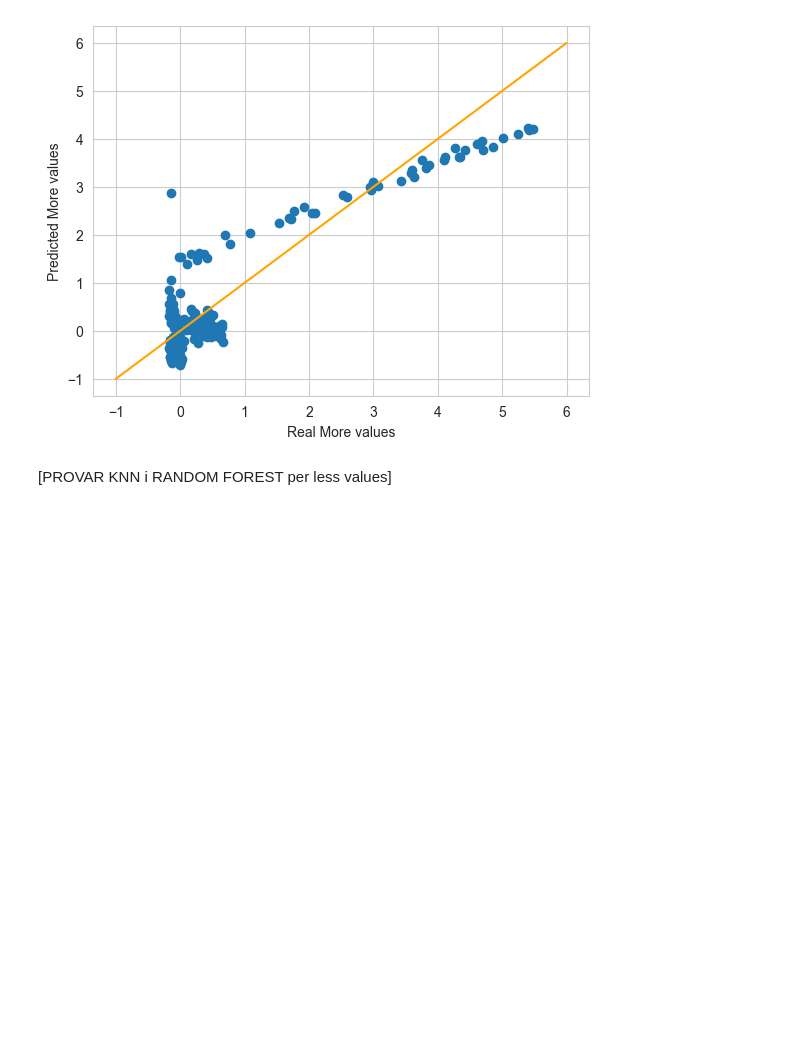
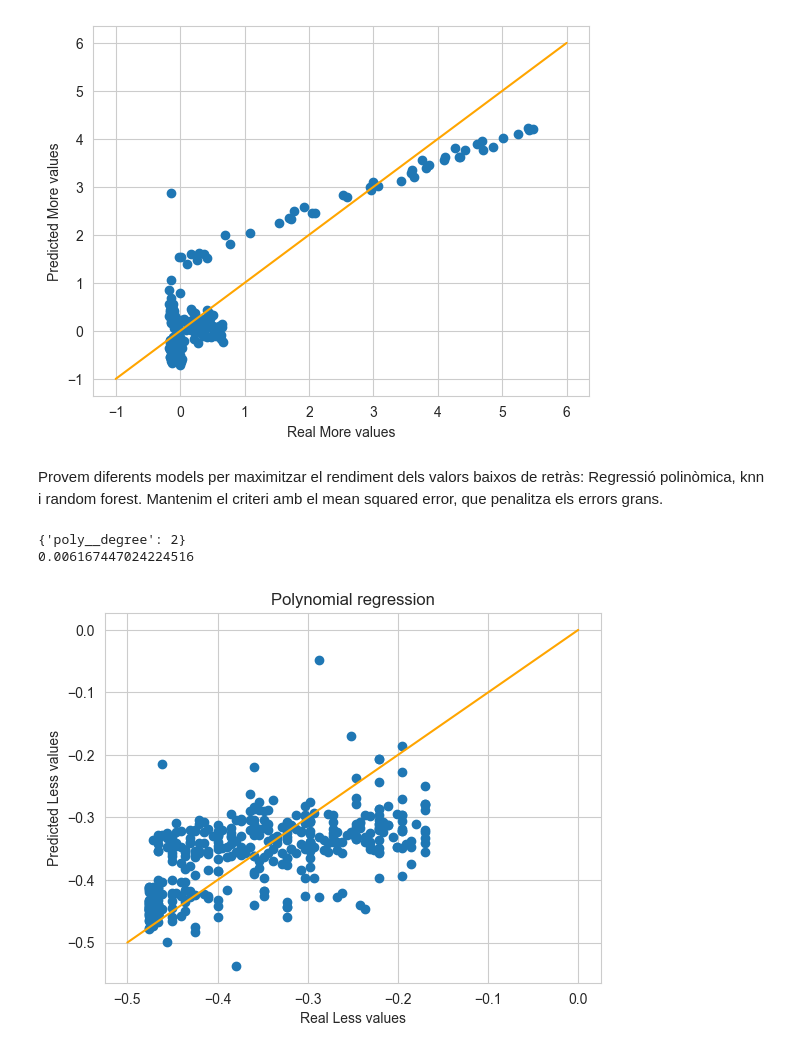
Before and after one commit to cmascarocatala/Kaggle_train_delay, a Jupyter notebook: Train_delay_analisy.ipynb, the cells around one changed output. Saved outputs shown, nothing was run; the diff lists cells and outputs as text; code cells hidden in the pictures; blank space fills up the shorter version.

Commit message:
Models retrassos grans

```diff
--- a/Train_delay_analisy.ipynb
+++ b/Train_delay_analisy.ipynb
@@ -372,4 +372,31 @@ plt.show()
 [figure]
 [figure]
 # %% [markdown]
-[PROVAR KNN i RANDOM FOREST per less values]
+Provem diferents models per maximitzar el rendiment dels valors baixos de retràs: Regressió polinòmica, knn i random forest. Mantenim el criteri amb el mean squared error, que penalitza els errors grans.
+# %%
+pipe = Pipeline([
+    ("poly", PolynomialFeatures()),
+    ("linreg", LinearRegression())
+])
+
+param_grid = {
+    "poly__degree": [1, 2, 3]
+}
+
+grid_less_poly = GridSearchCV(pipe, param_grid, scoring='neg_mean_squared_error', cv=5)
+grid_less_poly.fit(X_train_less, y_train_less)
+y_less_pred = grid_less_poly.predict(X_test_less)
+
+print(grid_less_poly.best_params_)
+print(-grid_less_poly.best_score_)
+
+plt.scatter(y_test_less, y_less_pred)
+plt.title("Polynomial regression")
+plt.xlabel("Real Less values")
+plt.ylabel("Predicted Less values")
+plt.plot([-0.5, 0], [-0.5, 0], c="orange")
+plt.show()
+# %% [output]
+{'poly__degree': 2}
+0.006167447024224516
+[figure, added]
```
Also changed, not shown: parts of 10 cells of this notebook.
